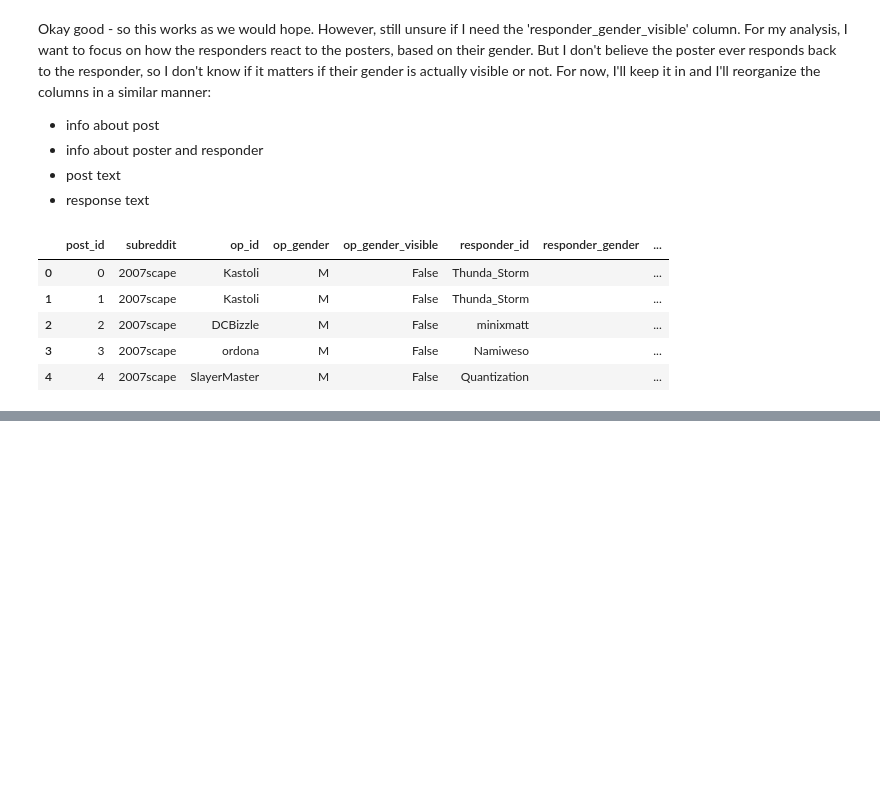
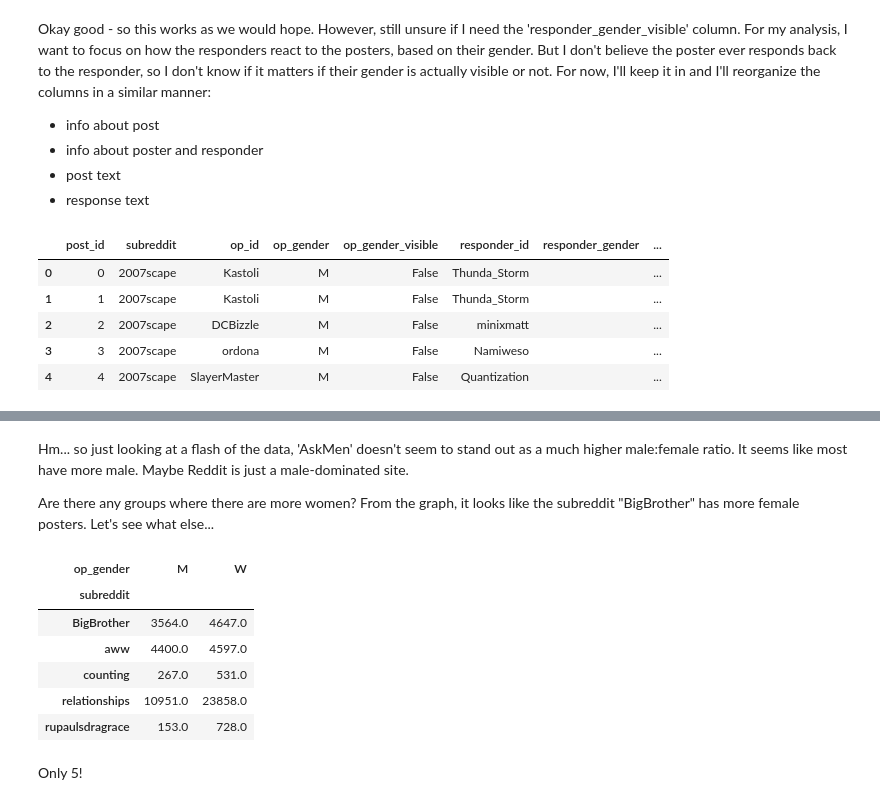
Before and after one commit to Data-Science-for-Linguists-2019/Gendered-Interaction-Online, a Jupyter notebook: exploratory_data_analysis/modifying_dataset.ipynb, the cells around one changed output, grey strips where cells are left out. Drawn from its saved outputs; the diff is of its cells as text; code cells hidden in the pictures; blank space fills up the shorter version.

```diff
--- a/exploratory_data_analysis/modifying_dataset.ipynb
+++ b/exploratory_data_analysis/modifying_dataset.ipynb
@@ -645,0 +665,16 @@ reddit_df.head()
+# %% [markdown]
+Hm... so just looking at a flash of the data, 'AskMen' doesn't seem to stand out as a much higher male:female ratio. It seems like most have more male. Maybe Reddit is just a male-dominated site.
+
+Are there any groups where there are more women? From the graph, it looks like the subreddit "BigBrother" has more female posters. Let's see what else...
+# %%
+subgroups_df[subgroups_df.W > subgroups_df.M]
+# %% [output]
+| op_gender | M | W |
+| subreddit |  |  |
+| BigBrother | 3564.0 | 4647.0 |
+| aww | 4400.0 | 4597.0 |
+| counting | 267.0 | 531.0 |
+| relationships | 10951.0 | 23858.0 |
+| rupaulsdragrace | 153.0 | 728.0 |
+# %% [markdown]
+Only 5!
```
Also changed, not shown: parts of 3 cells of this notebook.
